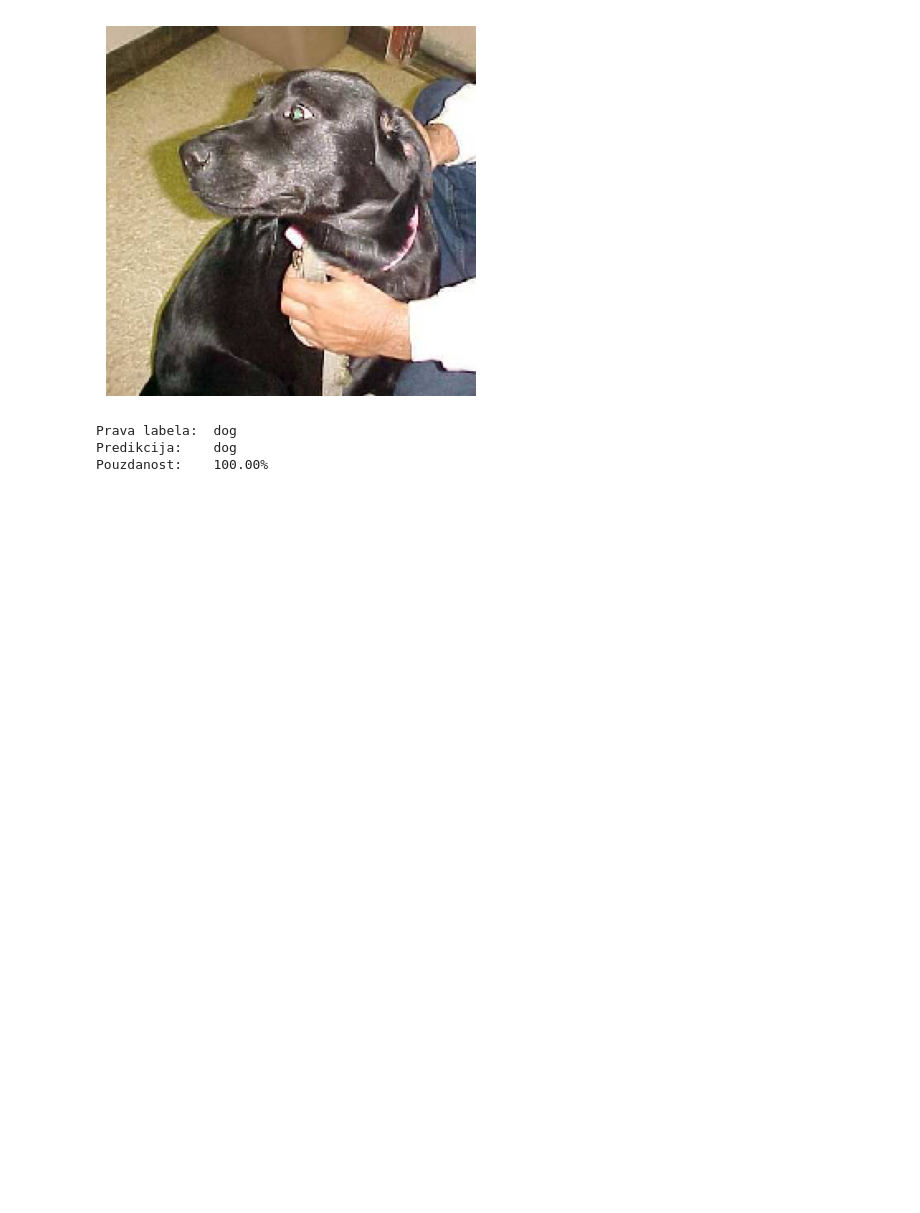
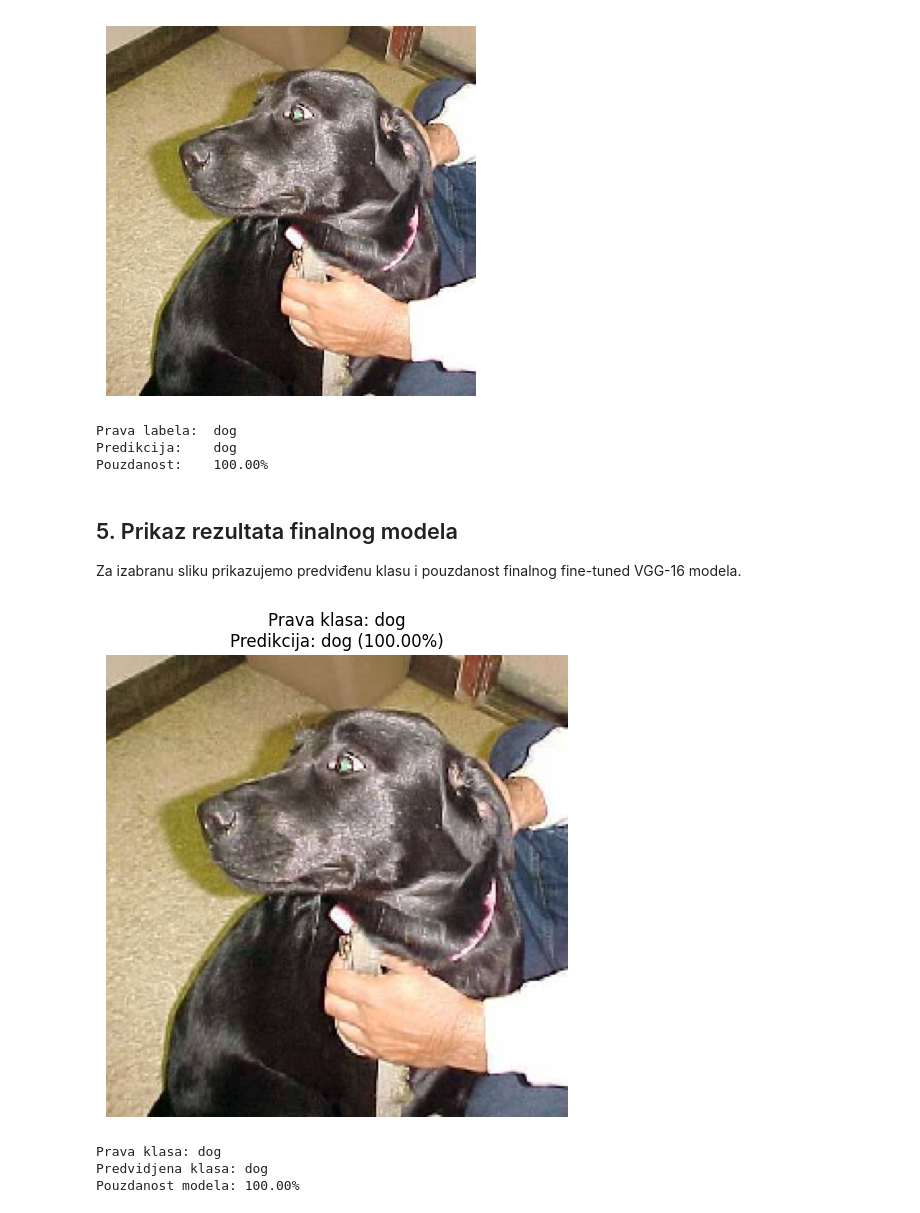
Before and after one commit to minaristic1/Household-Animals-Classification, a Jupyter notebook: notebooks/06_demo.ipynb, the cells around one changed output. Drawn from its saved outputs; the diff is of its cells as text; code cells hidden in the pictures; blank space fills up the shorter version.

```diff
--- a/notebooks/06_demo.ipynb
+++ b/notebooks/06_demo.ipynb
@@ -160,3 +160,29 @@ print(f"Pouzdanost:    {confidence * 100:.2f}%")
 Prava labela:  dog
 Predikcija:    dog
 Pouzdanost:    100.00%
+# %% [markdown]
+## 5. Prikaz rezultata finalnog modela
+Za izabranu sliku prikazujemo predviđenu klasu i pouzdanost finalnog fine-tuned VGG-16 modela.
+# %%
+# Prikaz rezultata predikcije
+plt.figure(figsize=(6, 6))
+
+plt.imshow(display_img)
+plt.axis("off")
+
+plt.title(
+    f"Prava klasa: {demo_row['label']}\n"
+    f"Predikcija: {predicted_class} "
+    f"({confidence * 100:.2f}%)"
+)
+
+plt.show()
+
+print(f"Prava klasa: {demo_row['label']}")
+print(f"Predvidjena klasa: {predicted_class}")
+print(f"Pouzdanost modela: {confidence * 100:.2f}%")
+# %% [output]
+[figure, added]
+Prava klasa: dog
+Predvidjena klasa: dog
+Pouzdanost modela: 100.00%
```
Also changed, not shown: parts of 9 cells of this notebook.
